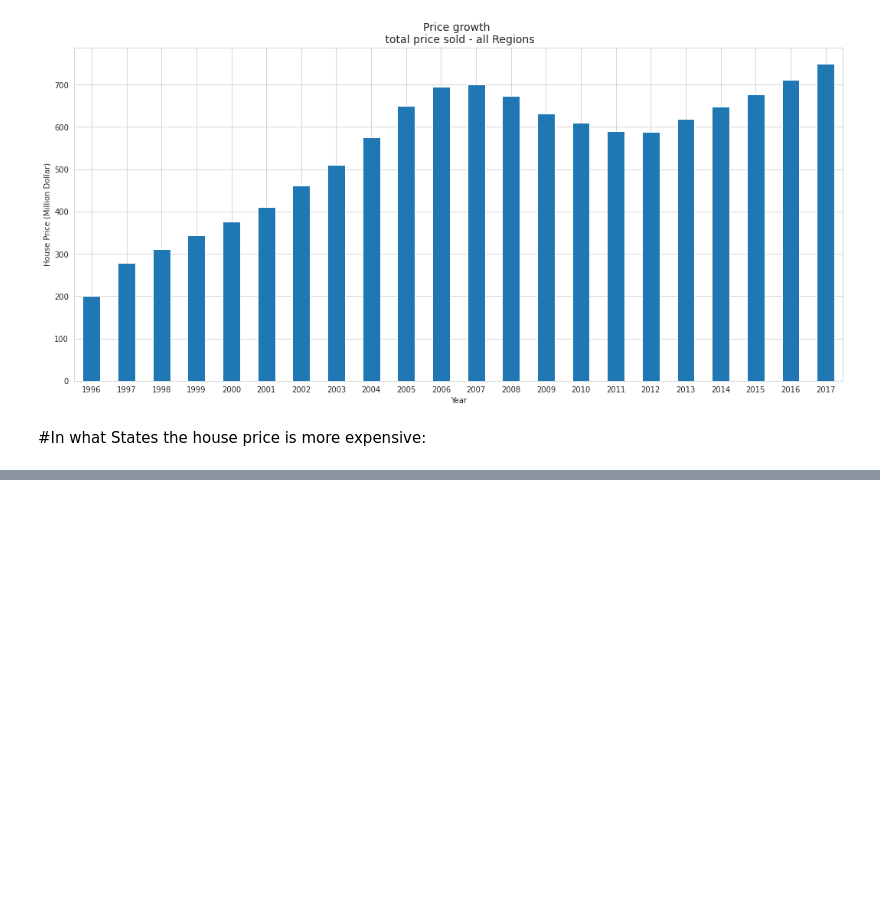
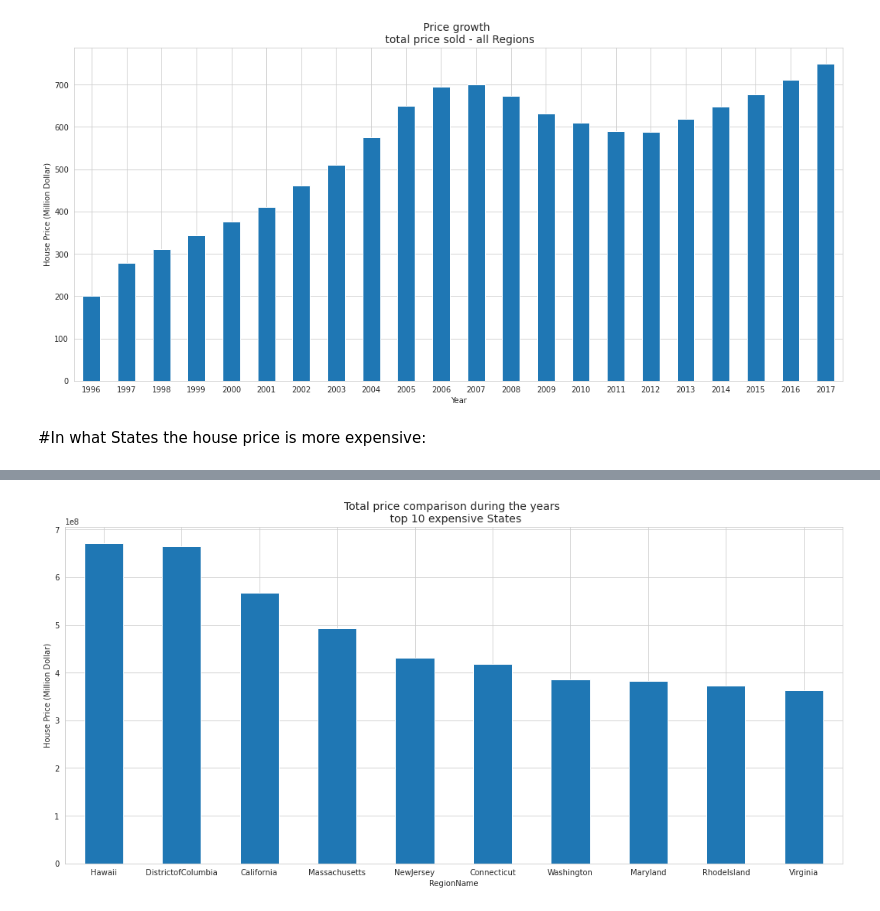
Before and after one commit to MaliheDahmardeh/state-house-price-analysis-SM, a Jupyter notebook: state-house-price-analysis.ipynb, the cells around one changed output, grey strips where cells are left out. Drawn from its saved outputs; the diff is of its cells as text; code cells hidden in the pictures; blank space fills up the shorter version.

```diff
--- a/state-house-price-analysis.ipynb
+++ b/state-house-price-analysis.ipynb
@@ -411,0 +429,6 @@ df
+# %%
+price_total_by_Region = house_price_by_region.sum(axis=0)
+price_total_by_regions  = pd.Series(price_total_by_Region , name='RegionName')
+price_total_by_regions = price_total_by_Region.sort_values(ascending=False).head(10)
+
+display(price_total_by_regions)
@@ -411,0 +448,8 @@ df
+# %%
+plt.figure(figsize=(18,8))
+sns.set_style('whitegrid')
+price_total_by_regions.plot(kind='bar', rot=0, ylabel='House Price (Million Dollar)', xlabel='RegionName')
+plt.title('Total price comparison during the years \n top 10 expensive States', fontsize=14)
+plt.show()
+# %% [output]
+[figure, added]
```
Also changed, not shown: parts of 22 cells of this notebook.
